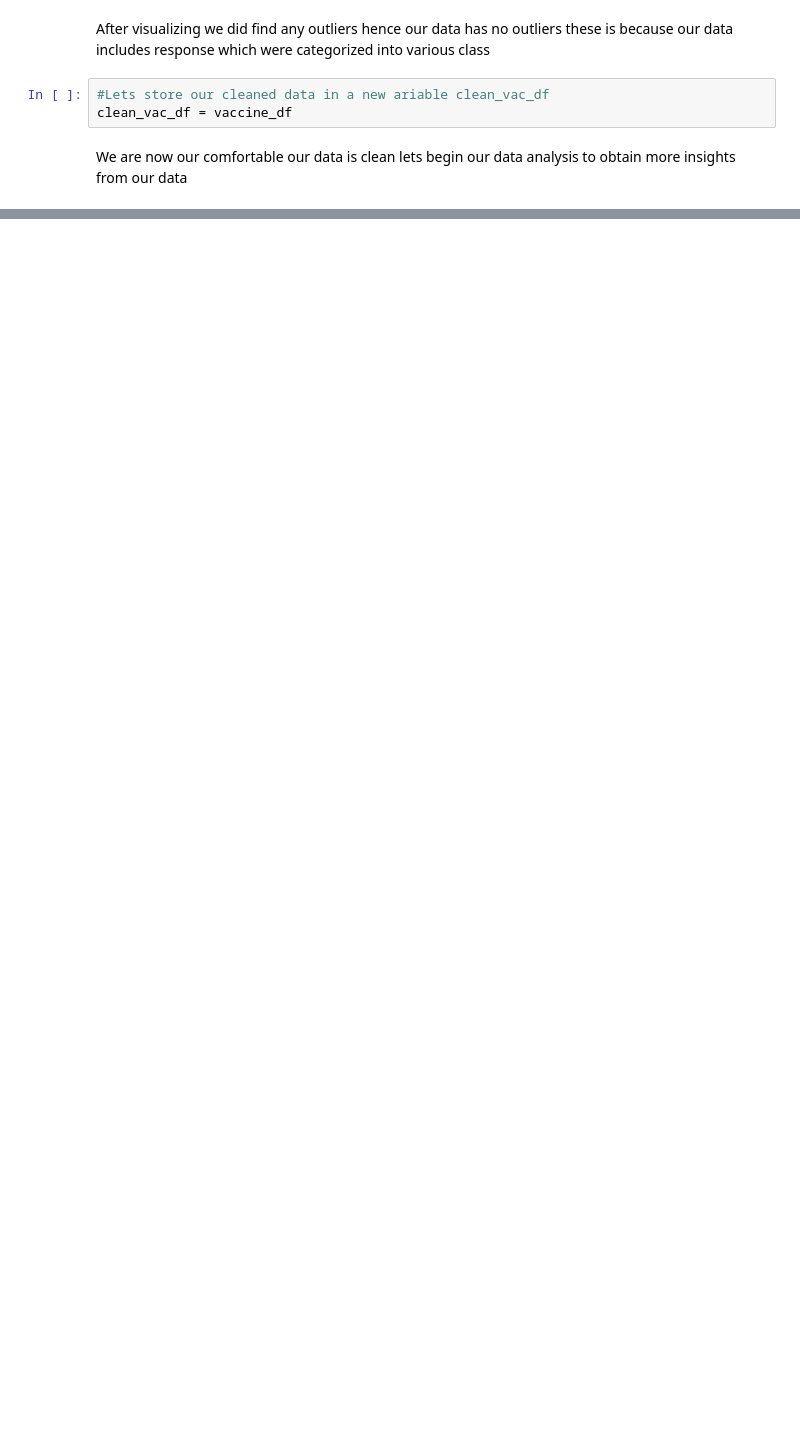
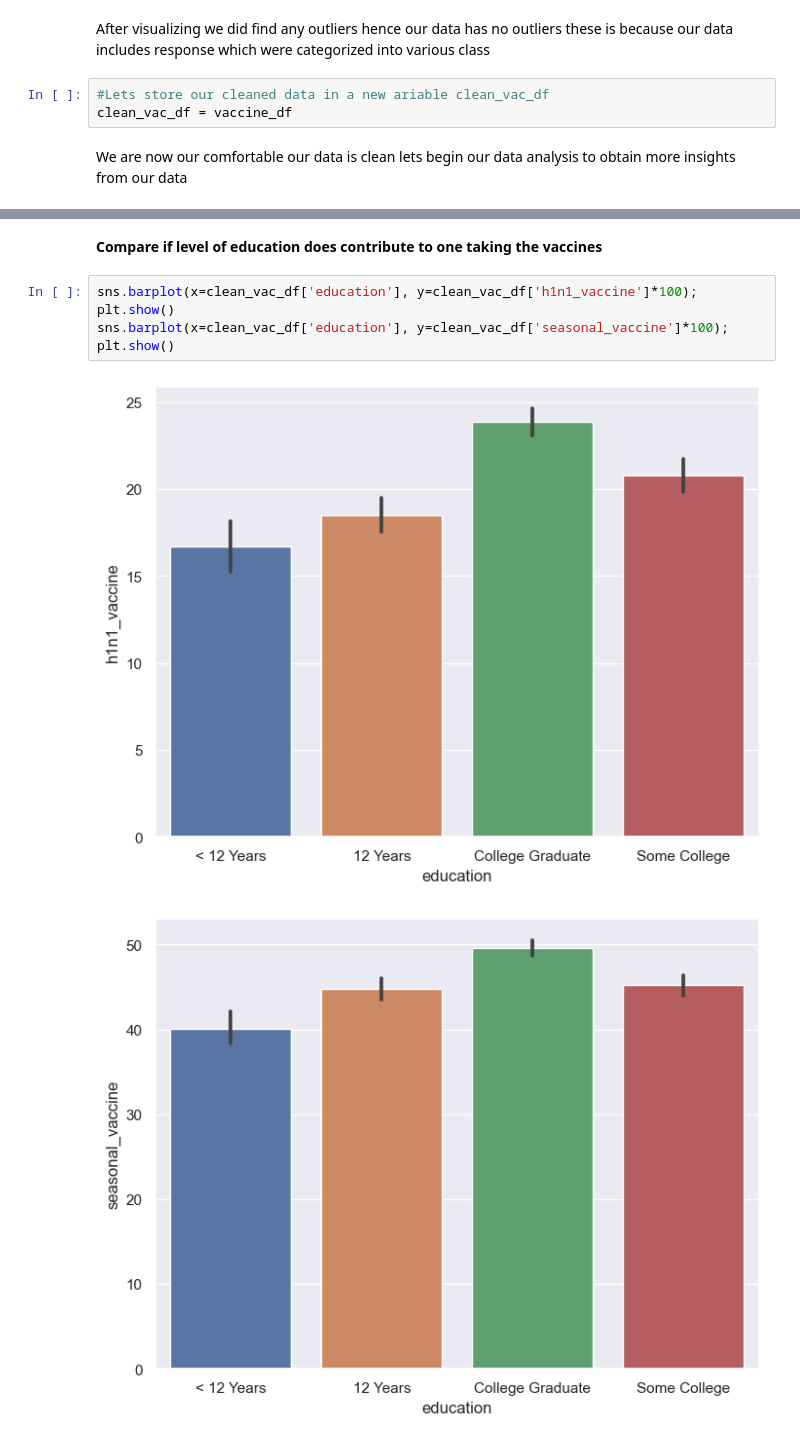
Before and after one commit to Geraldkigotho/Flu-Shot-Learning-project, a Jupyter notebook: project.ipynb, the cells around one changed output, grey strips where cells are left out. Saved outputs shown, nothing was run; the diff lists cells and outputs as text; blank space fills up the shorter version.

```diff
--- a/project.ipynb
+++ b/project.ipynb
@@ -481,0 +529,10 @@ We are now our comfortable our data is clean lets begin  our  data analysis to o
+# %% [markdown]
+**Compare if level of education does contribute to one taking the vaccines**
+# %%
+sns.barplot(x=clean_vac_df['education'], y=clean_vac_df['h1n1_vaccine']*100);
+plt.show()
+sns.barplot(x=clean_vac_df['education'], y=clean_vac_df['seasonal_vaccine']*100);
+plt.show()
+# %% [output]
+[figure, added]
+[figure, added]
```
Also changed, not shown: parts of 15 cells of this notebook.
